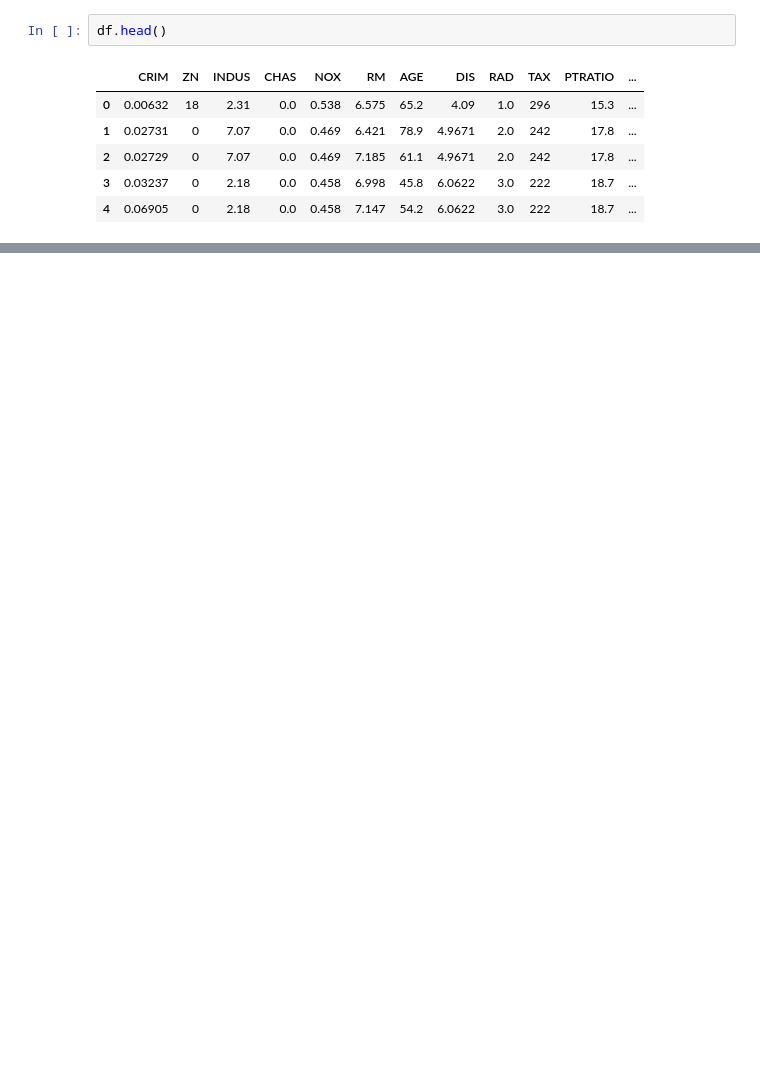
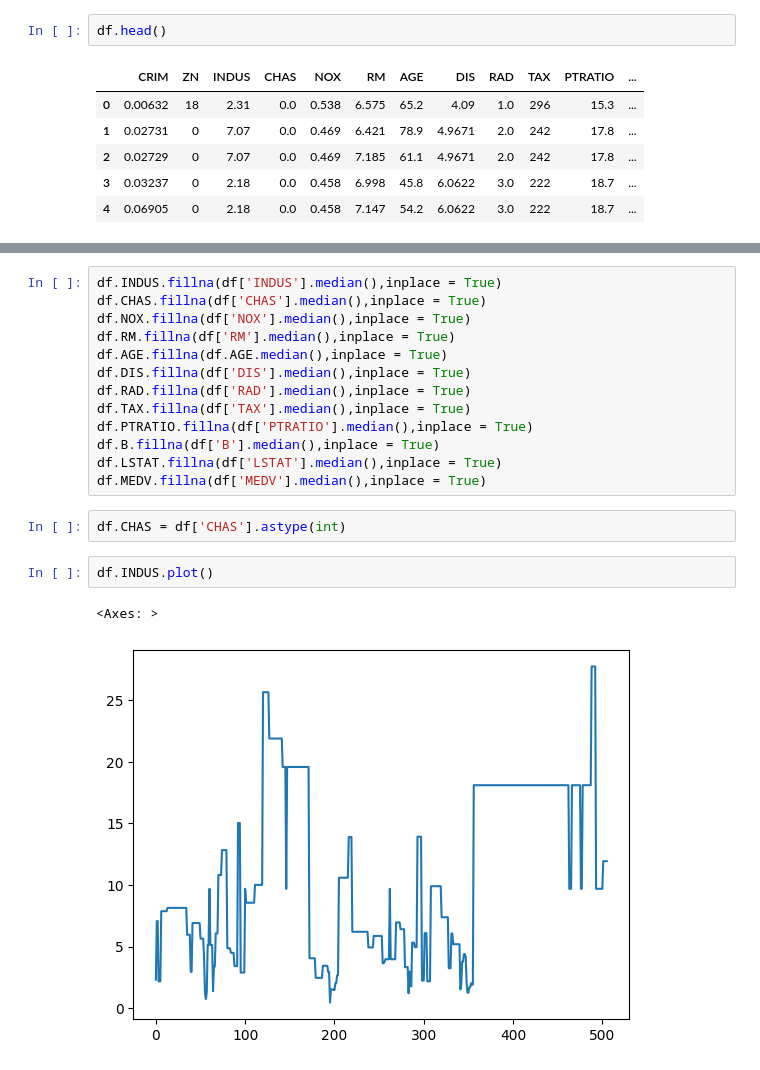
Before and after one commit to Farzinaayub/let-s_AI, a Jupyter notebook: DA21-B ML Assignment 3.ipynb, the cells around one changed output, grey strips where cells are left out. Saved outputs shown, nothing was run; the diff lists cells and outputs as text; blank space fills up the shorter version.

```diff
--- a/DA21-B ML Assignment 3.ipynb
+++ b/DA21-B ML Assignment 3.ipynb
@@ -83,0 +72,20 @@ df = df.dropna()
+# %%
+df.INDUS.fillna(df['INDUS'].median(),inplace = True)
+df.CHAS.fillna(df['CHAS'].median(),inplace = True)
+df.NOX.fillna(df['NOX'].median(),inplace = True)
+df.RM.fillna(df['RM'].median(),inplace = True)
+df.AGE.fillna(df.AGE.median(),inplace = True)
+df.DIS.fillna(df['DIS'].median(),inplace = True)
+df.RAD.fillna(df['RAD'].median(),inplace = True)
+df.TAX.fillna(df['TAX'].median(),inplace = True)
+df.PTRATIO.fillna(df['PTRATIO'].median(),inplace = True)
+df.B.fillna(df['B'].median(),inplace = True)
+df.LSTAT.fillna(df['LSTAT'].median(),inplace = True)
+df.MEDV.fillna(df['MEDV'].median(),inplace = True)
+# %%
+df.CHAS = df['CHAS'].astype(int)
+# %%
+df.INDUS.plot()
+# %% [output]
+<Axes: >
+[figure, added]
```
Also changed, not shown: parts of 29 cells of this notebook, 2 other files.
